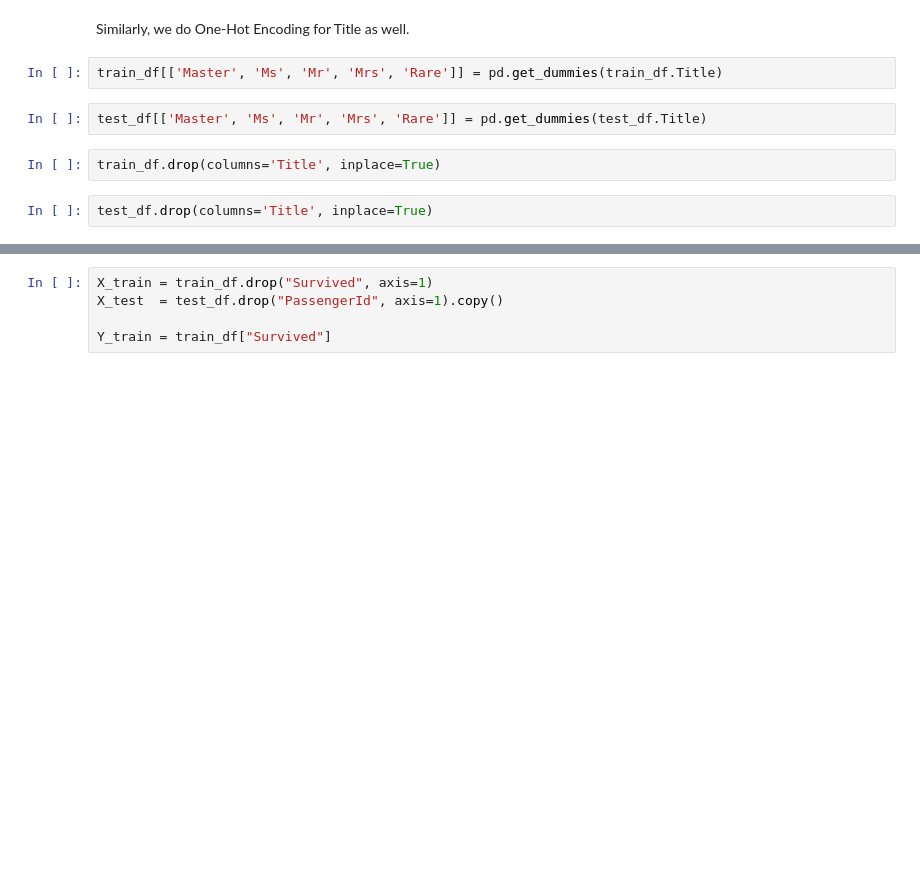
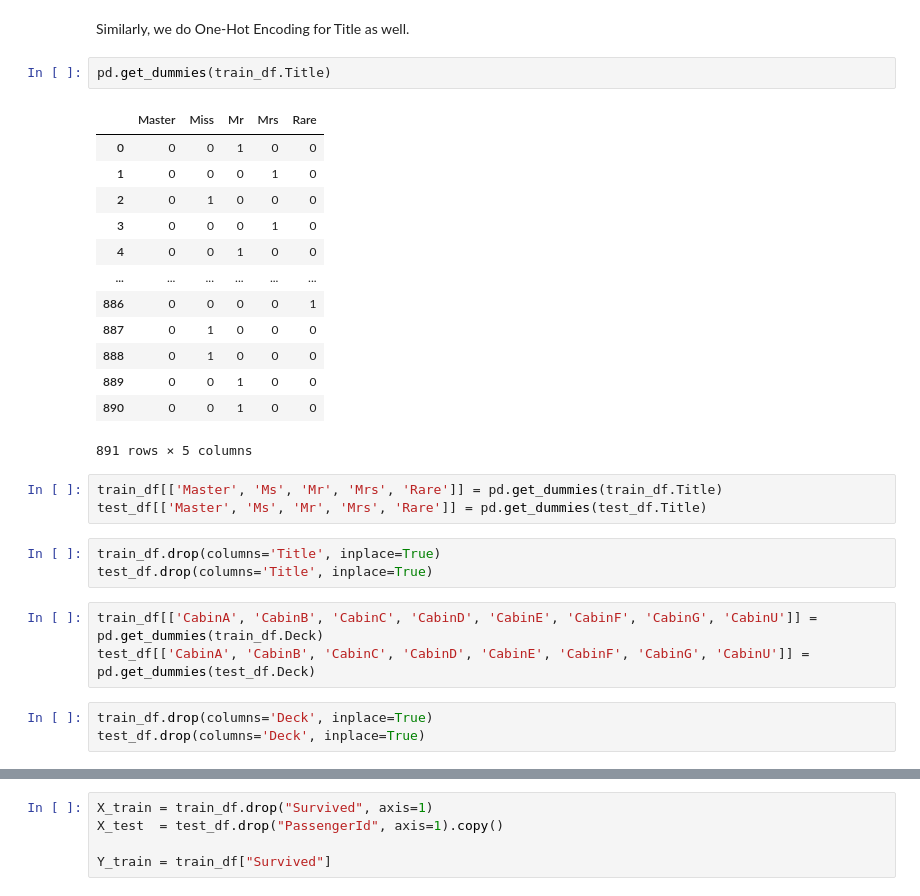
Before and after one commit to soumikg08/Titanic_Data, a Jupyter notebook: titanic_solutions_soumik copy.ipynb, the cells around one changed output, grey strips where cells are left out. Cells and saved outputs as stored; diff of their text form; blank space fills up the shorter version.

```diff
--- a/titanic_solutions_soumik copy.ipynb
+++ b/titanic_solutions_soumik copy.ipynb
@@ -378,12 +386,32 @@ train_df.drop(columns='Embarked', inplace=True)
 test_df.drop(columns='Embarked', inplace=True)
 # %% [markdown]
 Similarly, we do One-Hot Encoding for Title as well.
+# %%
+pd.get_dummies(train_df.Title)
+# %% [output]
+|  | Master | Miss | Mr | Mrs | Rare |
+| 0 | 0 | 0 | 1 | 0 | 0 |
+| 1 | 0 | 0 | 0 | 1 | 0 |
+| 2 | 0 | 1 | 0 | 0 | 0 |
+| 3 | 0 | 0 | 0 | 1 | 0 |
+| 4 | 0 | 0 | 1 | 0 | 0 |
+| ... | ... | ... | ... | ... | ... |
+| 886 | 0 | 0 | 0 | 0 | 1 |
+| 887 | 0 | 1 | 0 | 0 | 0 |
+| 888 | 0 | 1 | 0 | 0 | 0 |
+| 889 | 0 | 0 | 1 | 0 | 0 |
+| 890 | 0 | 0 | 1 | 0 | 0 |
+891 rows × 5 columns
 # %%
 train_df[['Master', 'Ms', 'Mr', 'Mrs', 'Rare']] = pd.get_dummies(train_df.Title)
+test_df[['Master', 'Ms', 'Mr', 'Mrs', 'Rare']] = pd.get_dummies(test_df.Title)
-# %%
-test_df[['Master', 'Ms', 'Mr', 'Mrs', 'Rare']] = pd.get_dummies(test_df.Title)
 # %%
 train_df.drop(columns='Title', inplace=True)
+test_df.drop(columns='Title', inplace=True)
-# %%
-test_df.drop(columns='Title', inplace=True)
+# %%
+train_df[['CabinA', 'CabinB', 'CabinC', 'CabinD', 'CabinE', 'CabinF', 'CabinG', 'CabinU']] = pd.get_dummies(train_df.Deck)
+test_df[['CabinA', 'CabinB', 'CabinC', 'CabinD', 'CabinE', 'CabinF', 'CabinG', 'CabinU']] = pd.get_dummies(test_df.Deck)
+# %%
+train_df.drop(columns='Deck', inplace=True)
+test_df.drop(columns='Deck', inplace=True)
 # %% [markdown]
```
Also changed, not shown: parts of 71 cells of this notebook, 3 other files.
